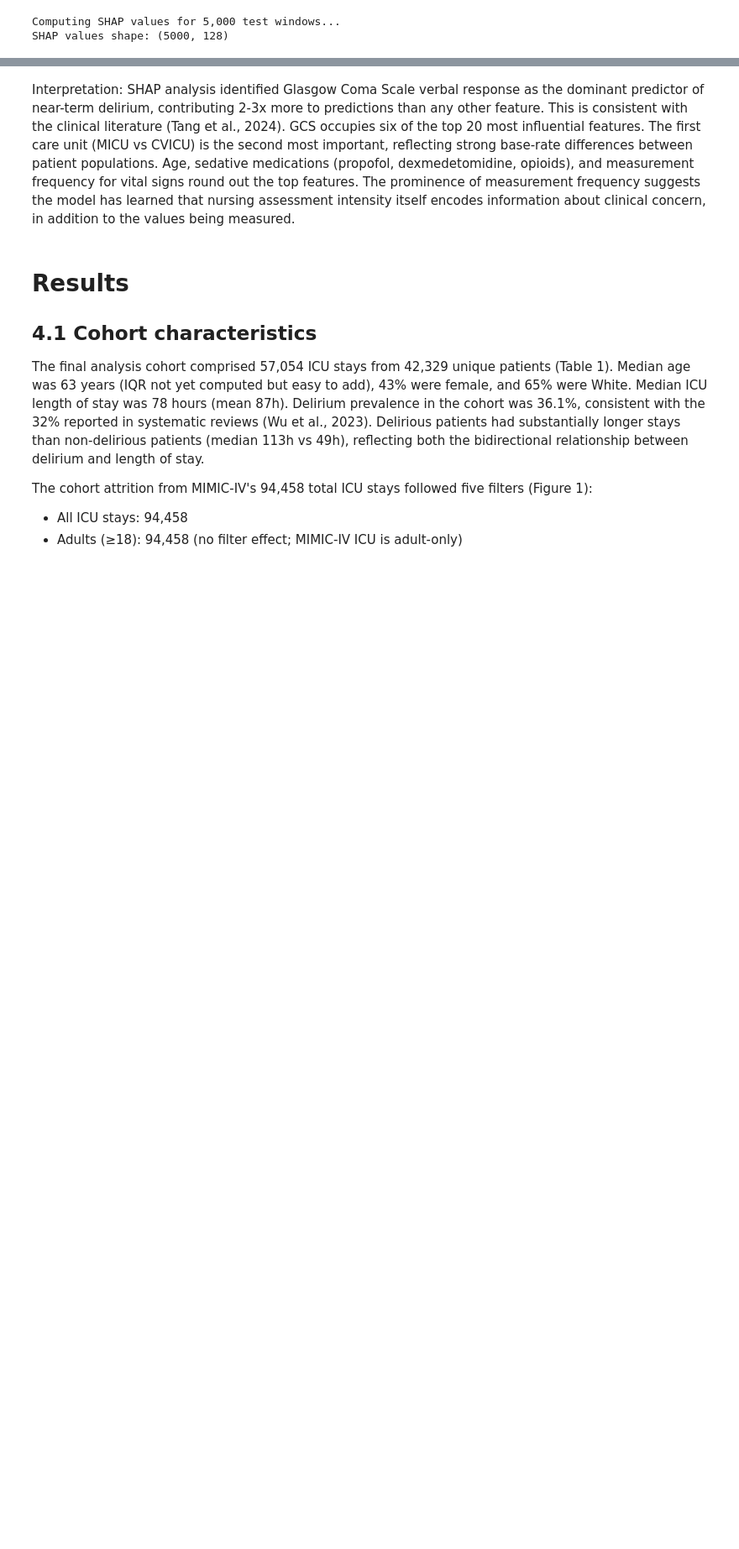
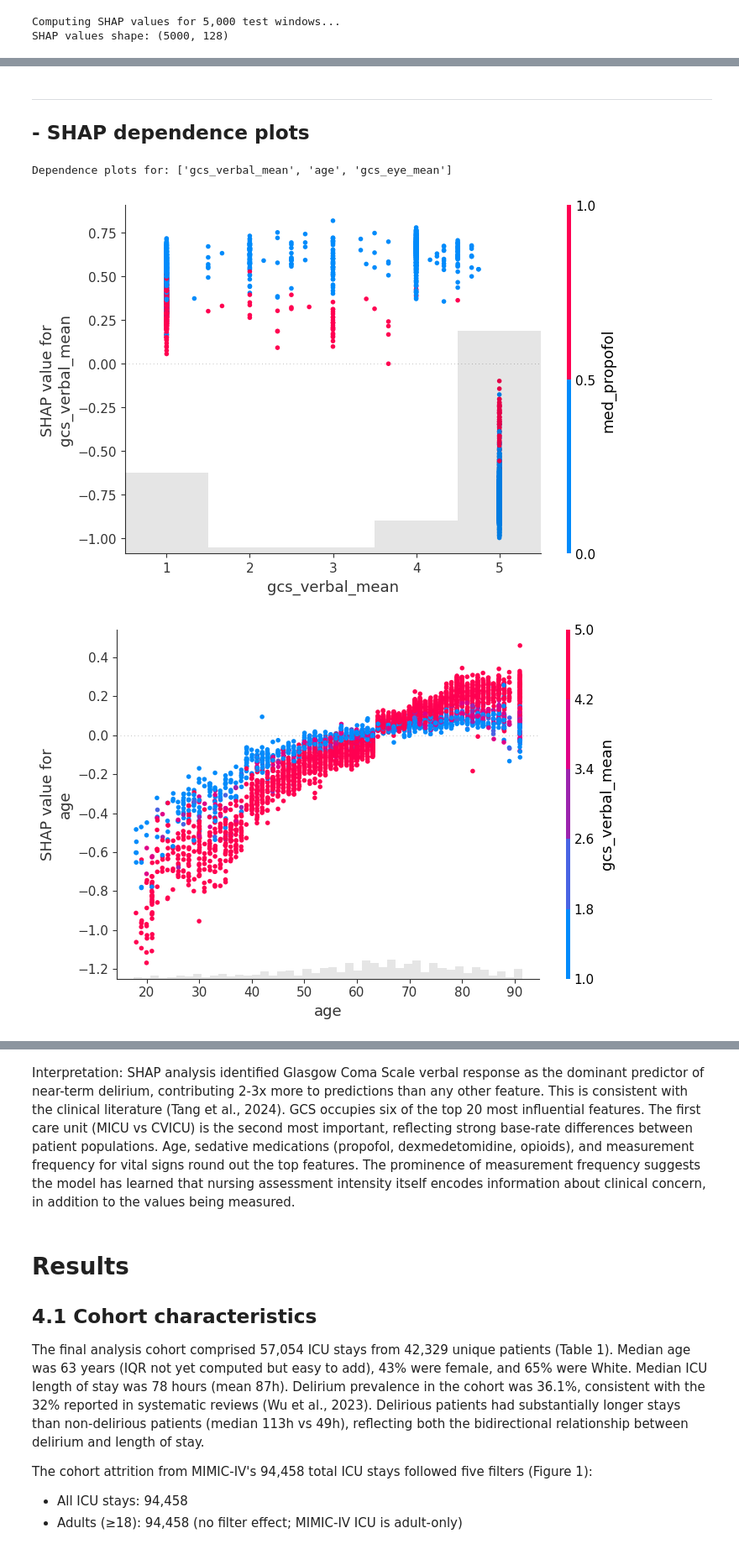
Before and after one commit to Hadyalt/AI_In_Healthcare_Capstone_Project, a Jupyter notebook: main.ipynb, the cells around one changed output, grey strips where cells are left out. Shown at 84% size. Saved outputs shown, nothing was run; the diff lists cells and outputs as text; code cells hidden in the pictures; blank space fills up the shorter version.

```diff
--- a/main.ipynb
+++ b/main.ipynb
@@ -2643,6 +2643,7 @@ Saved ./figures/rf_prc.png
 ---
 ## - XGBoost
 # %%
+import json
 import xgboost as xgb
 from sklearn.metrics import roc_curve, precision_recall_curve
 
@@ -2671,6 +2672,12 @@ xgb_model.fit(
     eval_set=[(X_val, y_val)],
     verbose=50,
 )
+
+# Save trained model
+xgb_model.save_model("./models/xgb_model.json")
+
+with open("./models/xgb_feature_cols.json", "w") as f:
+    json.dump(feature_cols, f)
 
 print(f"Training done in {time.time() - start:.1f}s")
 print(f"Best iteration: {xgb_model.best_iteration}")
@@ -4279,0 +4203,37 @@ Saved ./data/feature_importance.csv
+# %% [markdown]
+---
+## - SHAP dependence plots
+# %%
+import numpy as np
+
+# Pick the top features by mean absolute SHAP, but skip near-duplicates
+mean_abs_shap = np.abs(explanation.values).mean(axis=0)
+ranked_idx = np.argsort(mean_abs_shap)[::-1]
+
+# Manually choose a non-redundant set: keep verbal_mean, drop verbal_max
+SKIP_FEATURES = {"gcs_verbal_max", "first_careunit_MICU"}
+chosen_features = []
+for i in ranked_idx:
+    fname = explanation.feature_names[i]
+    if fname in SKIP_FEATURES:
+        continue
+    chosen_features.append(fname)
+    if len(chosen_features) == 3:
+        break
+
+print(f"Dependence plots for: {chosen_features}")
+
+for fname in chosen_features:
+    safe_name = (
+        fname.replace("/", "_").replace(" ", "_").replace("(", "").replace(")", "")
+    )
+    shap.plots.scatter(explanation[:, fname], color=explanation, show=False)
+    plt.tight_layout()
+    plt.savefig(
+        f"./figures/shap_dependence_{safe_name}.png", dpi=150, bbox_inches="tight"
+    )
+    plt.show()
+# %% [output]
+Dependence plots for: ['gcs_verbal_mean', 'age', 'gcs_eye_mean']
+[figure, added]
+[figure, added]
```
Also changed, not shown: parts of 17 cells of this notebook, 9 other files.
